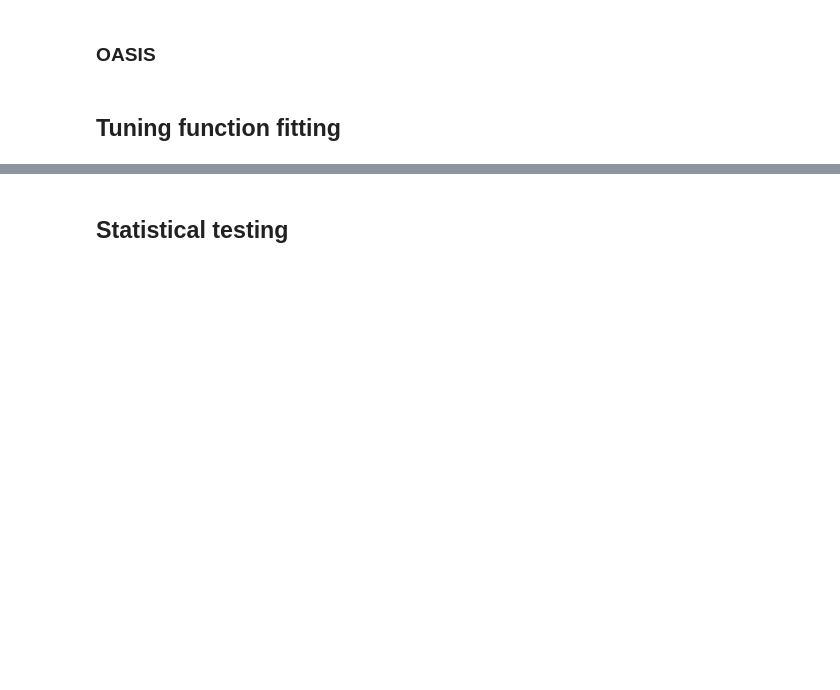
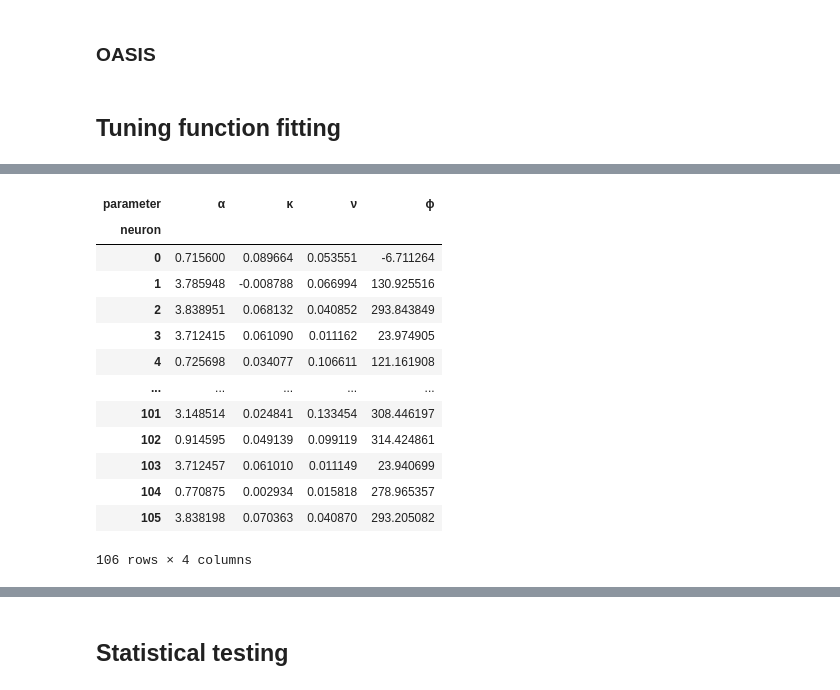
Before and after one commit to toniklenk/NeuralDataScience, a Jupyter notebook: Abschlussprojekt/practical01.ipynb, the cells around one changed output, grey strips where cells are left out. Drawn from its saved outputs; the diff is of its cells as text; code cells hidden in the pictures; blank space fills up the shorter version.

```diff
--- a/Abschlussprojekt/practical01.ipynb
+++ b/Abschlussprojekt/practical01.ipynb
@@ -712,0 +586,17 @@ def tuningCurve(
+# %%
+def tuningCurve(group, tuning_parameter=None):
+    """Calculate tuning curve for a group of trials."""
+    spike_counts = group.groupby(["trial", tuning_parameter]).sum()
+    mean_counts = group.groupby(tuning_parameter).sum()
+
+    α0 = np.log(np.max(mean_counts.values) + 1e-3)
+    ϕ0 = mean_counts.idxmax()
+    p0 = [α0, 1.0, 1.0, ϕ0]
+    p, _ = opt.curve_fit(
+        vonMises,
+        spike_counts.index.get_level_values(tuning_parameter).values,
+        spike_counts.values,
+        p0=p0,
+        maxfev=10000,
+    )
+    return pd.Series(p, index=["α", "κ", "ν", "ϕ"])
@@ -712,0 +621,27 @@ def tuningCurve(
+# %%
+df_tuning_curves = (
+    df_trials.stack("neuron")
+    .groupby("neuron")
+    .apply(tuningCurve, "dir")
+    .to_frame()
+    .unstack(level=1)
+)
+# remove the first level of the index
+df_tuning_curves.columns = df_tuning_curves.columns.droplevel(0)
+df_tuning_curves.columns.name = "parameter"
+df_tuning_curves
+# %% [output]
+| parameter | α | κ | ν | ϕ |
+| neuron |  |  |  |  |
+| 0 | 0.715600 | 0.089664 | 0.053551 | -6.711264 |
+| 1 | 3.785948 | -0.008788 | 0.066994 | 130.925516 |
+| 2 | 3.838951 | 0.068132 | 0.040852 | 293.843849 |
+| 3 | 3.712415 | 0.061090 | 0.011162 | 23.974905 |
+| 4 | 0.725698 | 0.034077 | 0.106611 | 121.161908 |
+| ... | ... | ... | ... | ... |
+| 101 | 3.148514 | 0.024841 | 0.133454 | 308.446197 |
+| 102 | 0.914595 | 0.049139 | 0.099119 | 314.424861 |
+| 103 | 3.712457 | 0.061010 | 0.011149 | 23.940699 |
+| 104 | 0.770875 | 0.002934 | 0.015818 | 278.965357 |
+| 105 | 3.838198 | 0.070363 | 0.040870 | 293.205082 |
+106 rows × 4 columns
```
Also changed, not shown: parts of 11 cells of this notebook, 1 other file.
